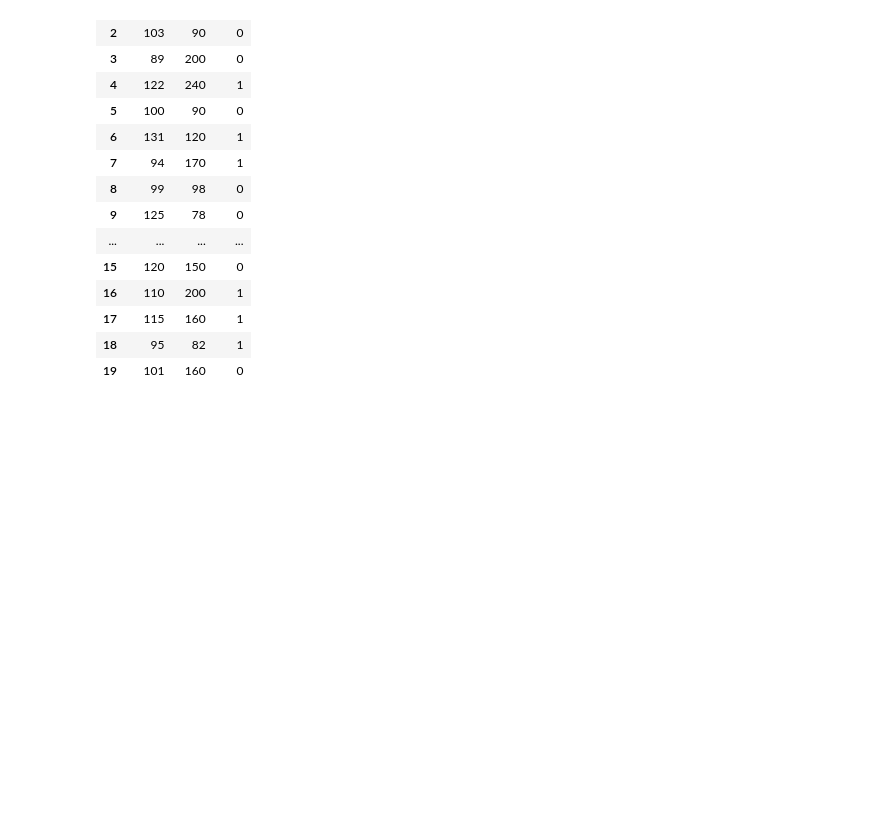
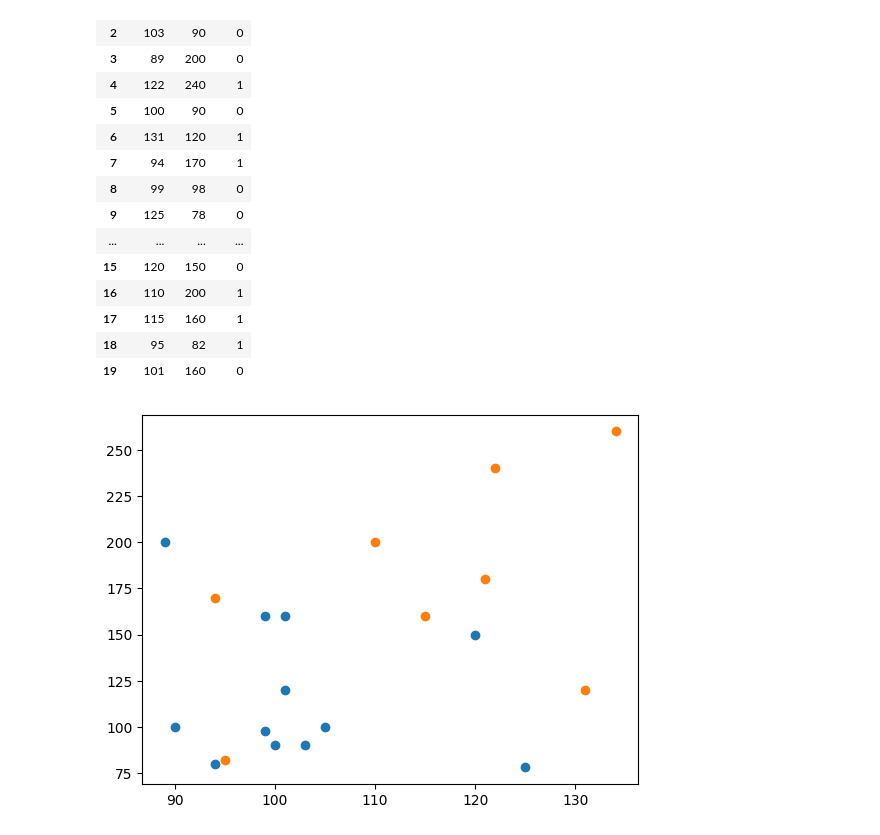
Before and after one commit to ShadaMaayouf/Sem2_Machine_Learning, a Jupyter notebook: KE2_ueberwachtes_Lernen/2_4_Nachste_Nachbarn_Klassifikation/2_4_Naechste_Nachbarn_Klassifikation.ipynb, the cells around one changed output. Saved outputs shown, nothing was run; the diff lists cells and outputs as text; code cells hidden in the pictures; blank space fills up the shorter version.

```diff
--- a/KE2_ueberwachtes_Lernen/2_4_Nachste_Nachbarn_Klassifikation/2_4_Naechste_Nachbarn_Klassifikation.ipynb
+++ b/KE2_ueberwachtes_Lernen/2_4_Nachste_Nachbarn_Klassifikation/2_4_Naechste_Nachbarn_Klassifikation.ipynb
@@ -67,13 +60,15 @@ D_movies
 | 18 | 95 | 82 | 1 |
 | 19 | 101 | 160 | 0 |
 # %%
-X = df.iloc[:, 0:-1].values
-y = df.iloc[:, 2].values
+X = D_movies.iloc[:, 0:-1].values
+y = D_movies.iloc[:, 2].values
 
 plt.figure()
-plt.scatter(df[y==0]["length"], df[y==0]["costs"])
-plt.scatter(df[y==1]["length"], df[y==1]["costs"])
+plt.scatter(D_movies[y==0]["length"], D_movies[y==0]["costs"])
+plt.scatter(D_movies[y==1]["length"], D_movies[y==1]["costs"])
 plt.show()
+# %% [output]
+[figure, added]
 # %%
 from sklearn.neighbors import KNeighborsClassifier
 from sklearn.inspection import DecisionBoundaryDisplay
```
Also changed, not shown: parts of 15 cells of this notebook.
